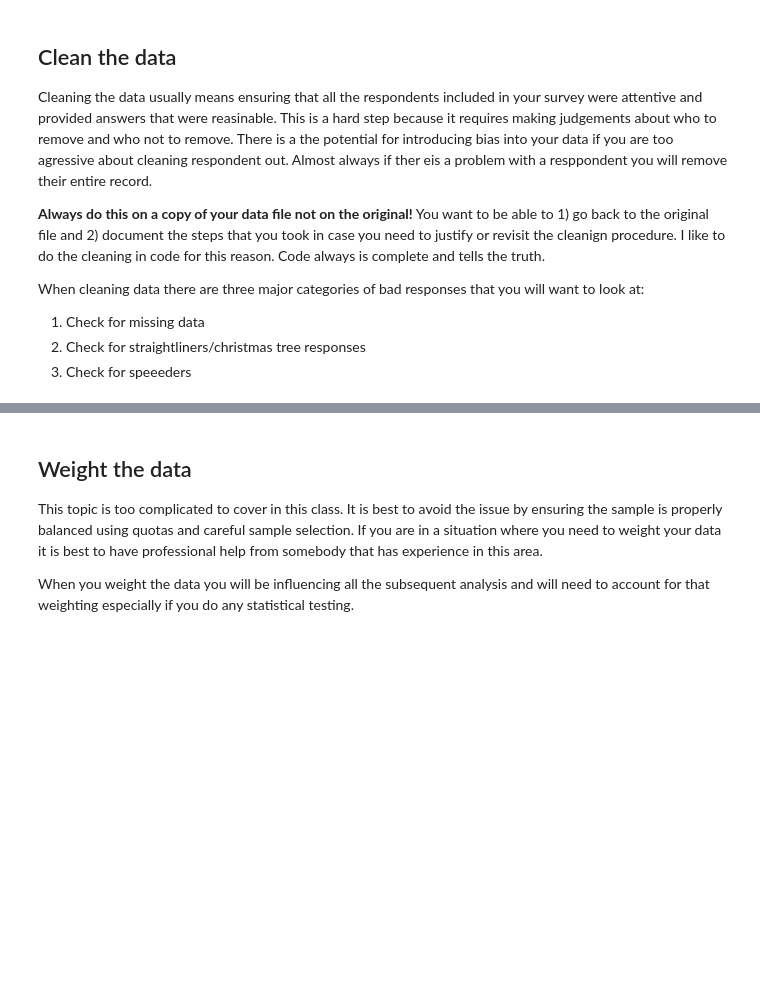
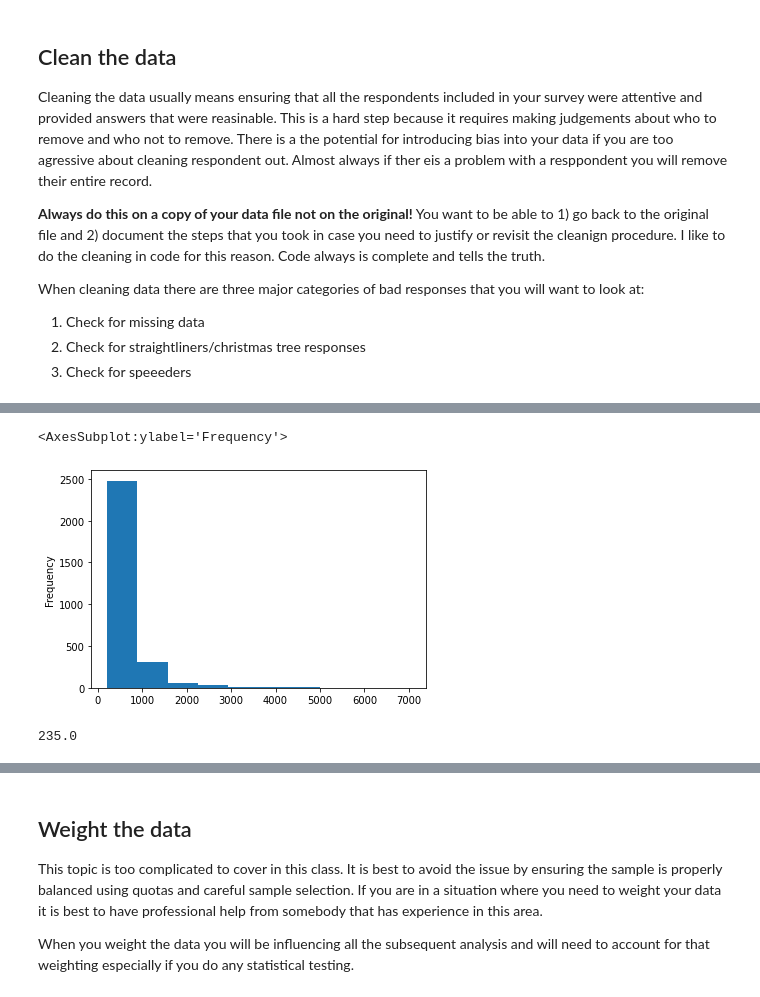
Before and after one commit to statuser/MBA656AWebsite, a Jupyter notebook: Unit 2/Survey Analysis Lecture.ipynb, the cells around one changed output, grey strips where cells are left out. Cells and saved outputs as stored; diff of their text form; code cells hidden in the pictures; blank space fills up the shorter version.

```diff
--- a/Unit 2/Survey Analysis Lecture.ipynb
+++ b/Unit 2/Survey Analysis Lecture.ipynb
@@ -67,0 +143,8 @@ When cleaning data there are three major categories of bad responses that you wi
+# %%
+# Clean Data
+# Remove respondents who say that they don't have an electronic device, but do have a camera???
+
+data = data[data["T1_7"] == 0]
+
+
+data
@@ -67,0 +165,6 @@ When cleaning data there are three major categories of bad responses that you wi
+# %%
+# Check for straight lining
+# This looks across multiple questions to see if the variance is 0.0.  It the variance is 0.0 then the respondents
+# answered the same for 16 straight questions
+data = data[data.loc[:, ["DC_{col}".format(col=i) for i in range(1, 17)]].var(axis=1) != 0.0]
+data
@@ -67,0 +185,9 @@ When cleaning data there are three major categories of bad responses that you wi
+# %%
+data["ILength"].plot.hist()
+# %% [output]
+<AxesSubplot:ylabel='Frequency'>
+[figure, added]
+# %%
+data["ILength"].quantile(0.05)
+# %% [output]
+235.0
```
Also changed, not shown: parts of 18 cells of this notebook, 3 other files.
